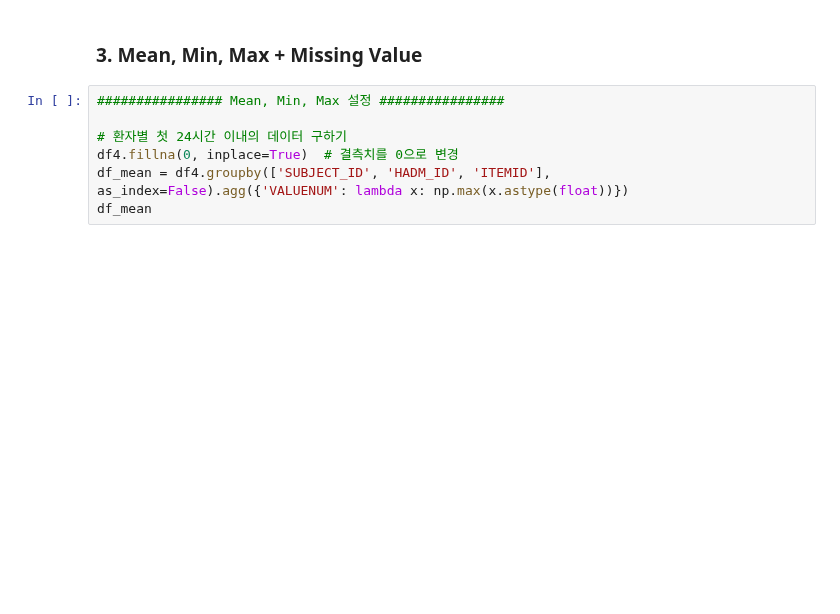
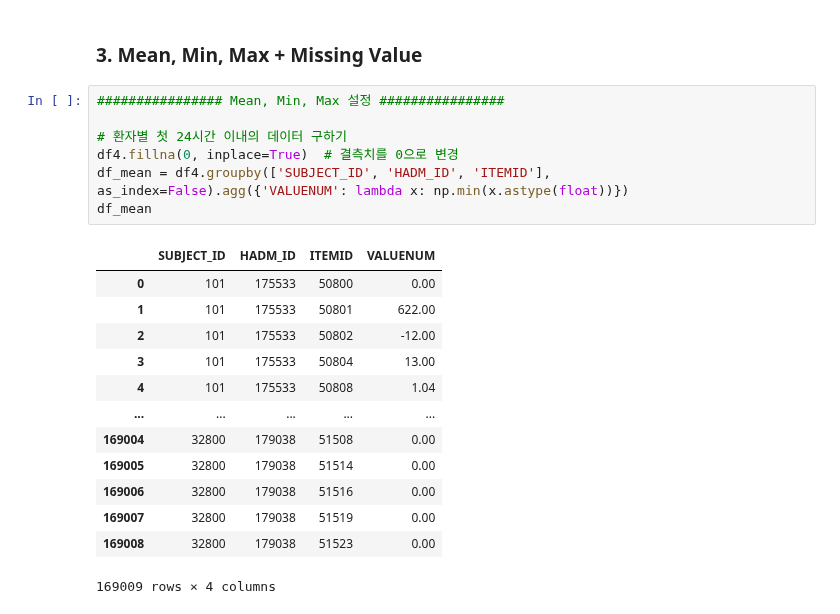
Before and after one commit to NohJangHyun/MIMIC-III-mortality-prediction, a Jupyter notebook: Data Extract/Tabular Data/Laboratory Value Data re-extract.ipynb, the cells around one changed output. Cells and saved outputs as stored; diff of their text form; blank space fills up the shorter version.

```diff
--- a/Data Extract/Tabular Data/Laboratory Value Data re-extract.ipynb
+++ b/Data Extract/Tabular Data/Laboratory Value Data re-extract.ipynb
@@ -149,10 +164,24 @@ df4
 # %%
 ################ Mean, Min, Max 설정 ################
 
 # 환자별 첫 24시간 이내의 데이터 구하기
 df4.fillna(0, inplace=True)  # 결측치를 0으로 변경
-df_mean = df4.groupby(['SUBJECT_ID', 'HADM_ID', 'ITEMID'], as_index=False).agg({'VALUENUM': lambda x: np.max(x.astype(float))})
+df_mean = df4.groupby(['SUBJECT_ID', 'HADM_ID', 'ITEMID'], as_index=False).agg({'VALUENUM': lambda x: np.min(x.astype(float))})
 df_mean
+# %% [output]
+|  | SUBJECT_ID | HADM_ID | ITEMID | VALUENUM |
+| 0 | 101 | 175533 | 50800 | 0.00 |
+| 1 | 101 | 175533 | 50801 | 622.00 |
+| 2 | 101 | 175533 | 50802 | -12.00 |
+| 3 | 101 | 175533 | 50804 | 13.00 |
+| 4 | 101 | 175533 | 50808 | 1.04 |
+| ... | ... | ... | ... | ... |
+| 169004 | 32800 | 179038 | 51508 | 0.00 |
+| 169005 | 32800 | 179038 | 51514 | 0.00 |
+| 169006 | 32800 | 179038 | 51516 | 0.00 |
+| 169007 | 32800 | 179038 | 51519 | 0.00 |
+| 169008 | 32800 | 179038 | 51523 | 0.00 |
+169009 rows × 4 columns
 # %%
 # 최초 laboratory value의 pivot table 생성
 pivot_table = df_mean.pivot_table(index=['SUBJECT_ID', 'HADM_ID'], columns='ITEMID', values='VALUENUM', aggfunc='first')
```
Also changed, not shown: parts of 8 cells of this notebook, 5 other files.
